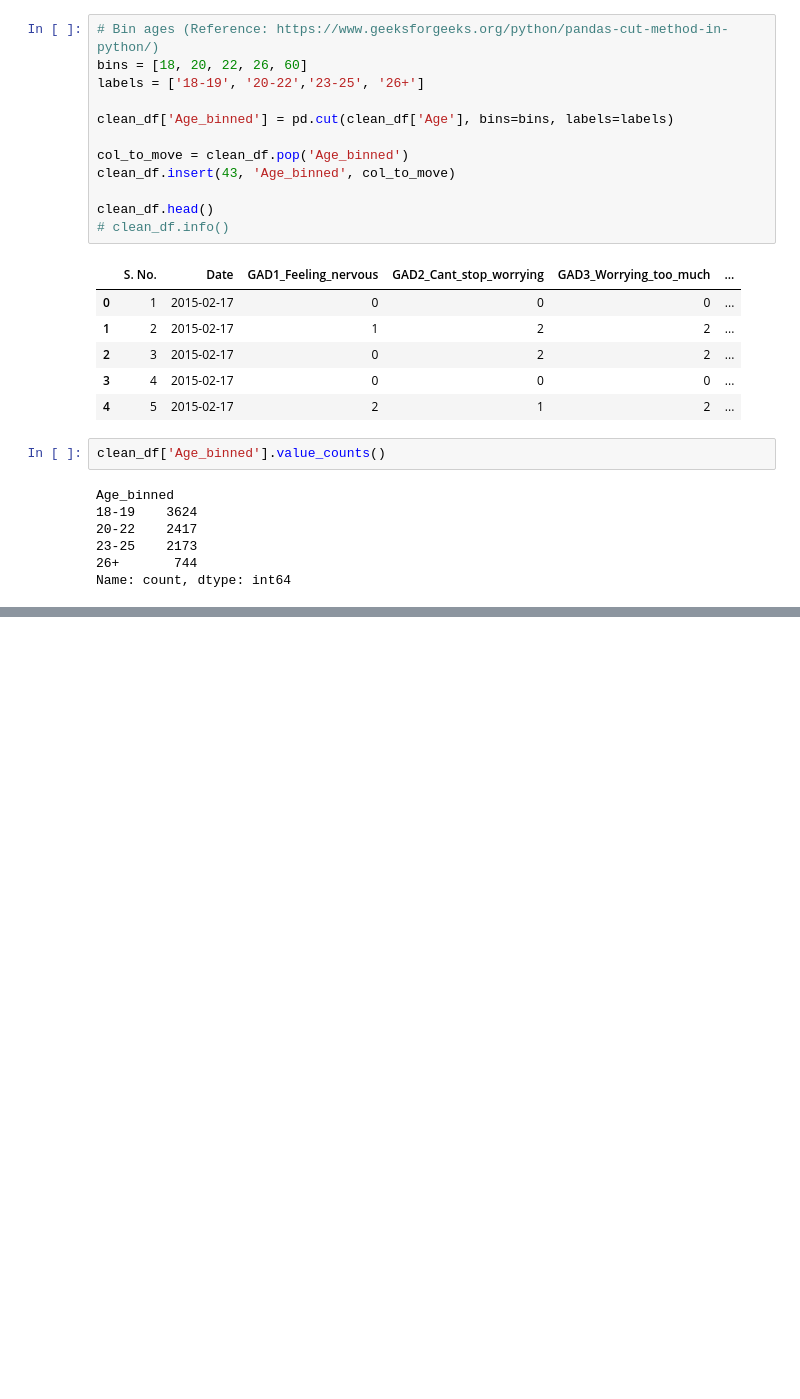
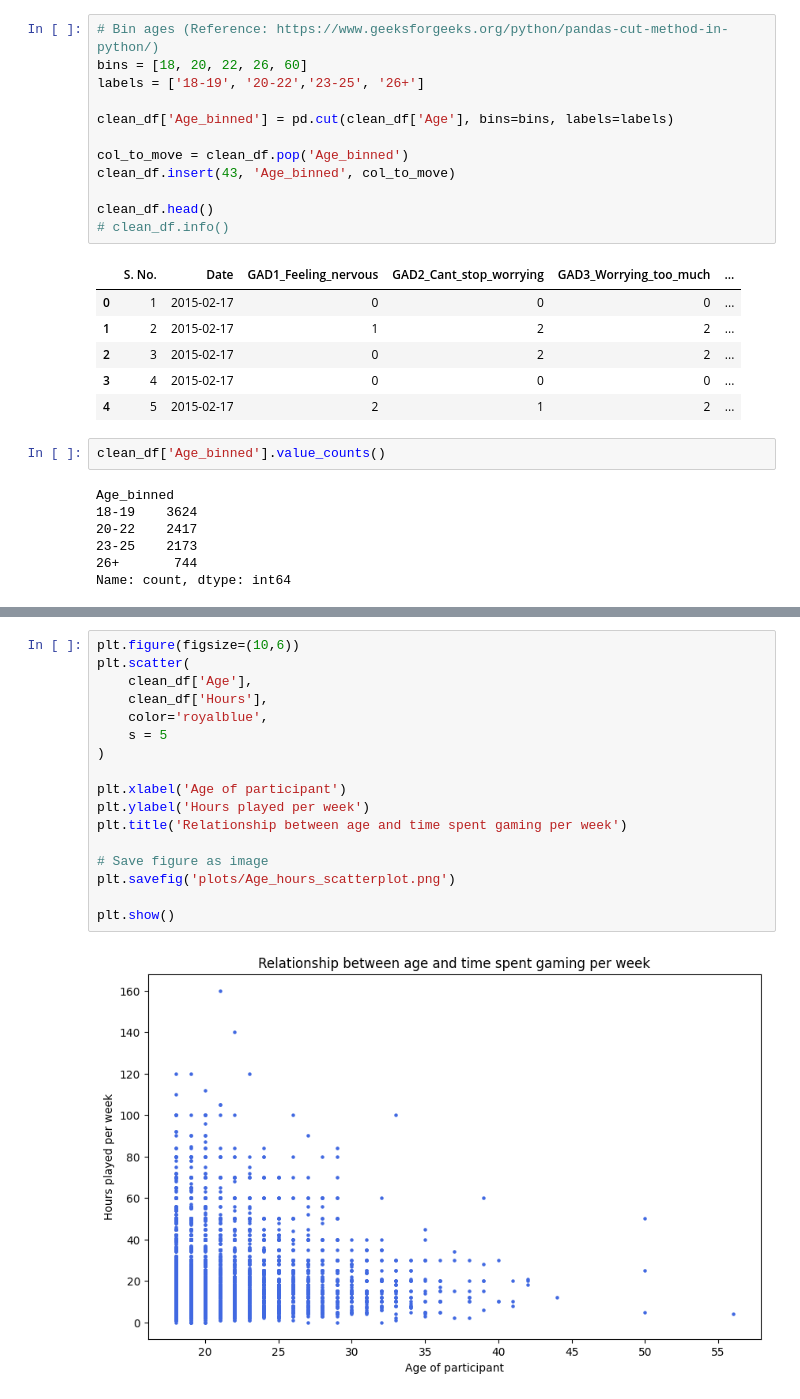
Before and after one commit to amallred/gaming-mental-health-analysis, a Jupyter notebook: data_cleaning.ipynb, the cells around one changed output, grey strips where cells are left out. Saved outputs shown, nothing was run; the diff lists cells and outputs as text; blank space fills up the shorter version.

```diff
--- a/data_cleaning.ipynb
+++ b/data_cleaning.ipynb
@@ -908,0 +929,19 @@ plt.show()
+# %%
+plt.figure(figsize=(10,6))
+plt.scatter(
+    clean_df['Age'],
+    clean_df['Hours'],
+    color='royalblue',
+    s = 5
+)
+
+plt.xlabel('Age of participant')
+plt.ylabel('Hours played per week')
+plt.title('Relationship between age and time spent gaming per week')
+
+# Save figure as image
+plt.savefig('plots/Age_hours_scatterplot.png')
+
+plt.show()
+# %% [output]
+[figure, added]
```
Also changed, not shown: parts of 8 cells of this notebook, 5 other files.
